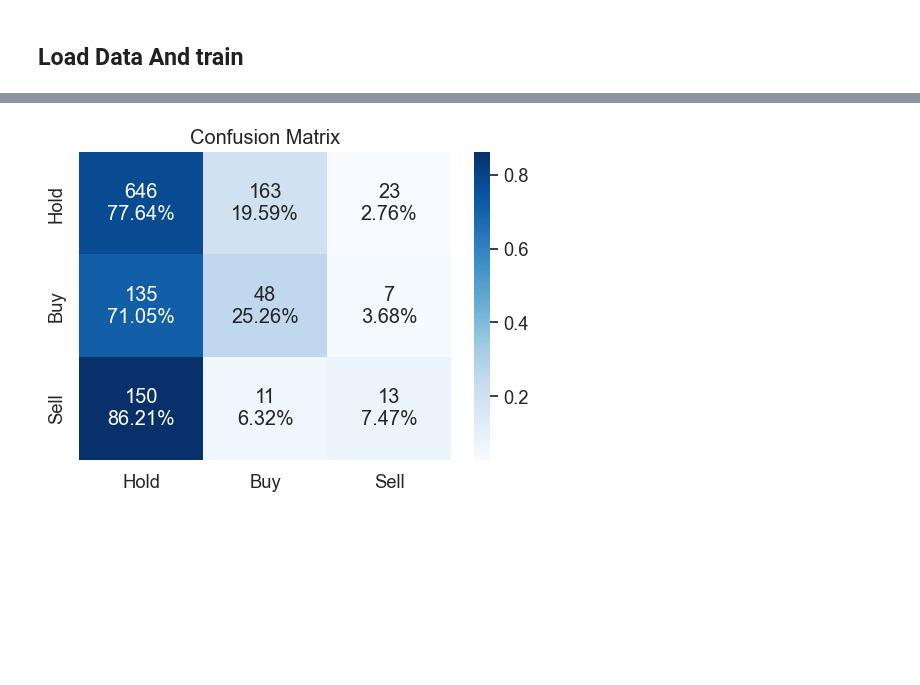
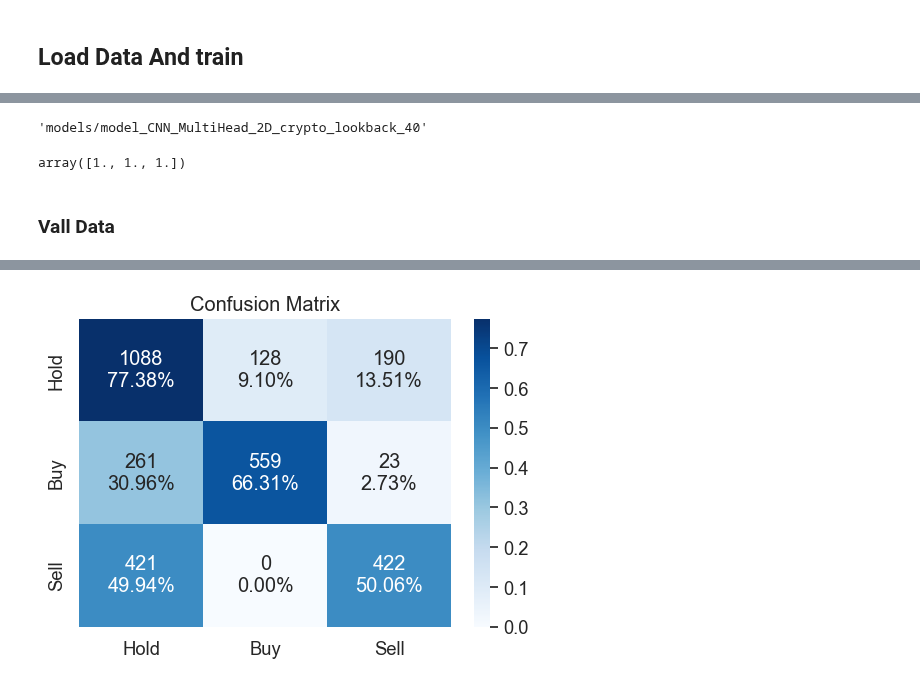
Before and after one commit to brunoodutra/Time_Series_Forecast, a Jupyter notebook: acoes/deep_trade_crypto_classification_2D.ipynb, the cells around one changed output, grey strips where cells are left out. Saved outputs shown, nothing was run; the diff lists cells and outputs as text; code cells hidden in the pictures; blank space fills up the shorter version.

Commit message:
Update the used experiments of 1D model 2D

```diff
--- a/acoes/deep_trade_crypto_classification_2D.ipynb
+++ b/acoes/deep_trade_crypto_classification_2D.ipynb
@@ -100,0 +119,10 @@ input_shape
+# %%
+SHD=scrapingHistoricalData()
+date_now = datetime.date.today()
+cryptos_df = SHD.get_crypto_historical_data(['BTC'], '4h', '2018-01-01', date_now.strftime('%Y-%m-%d'))
+
+split_data=FeaturesDataGenerator().split_data
+X_train, X_val, T_train, T_val=split_data(cryptos_df['Close'].values, cryptos_df['Date'], factor=0.80)
+X_val, X_test, T_val, T_test=split_data(X_val.T, T_val, factor=0.5)
+
+X_data_gen_train = FeaturesDataGenerator(cryptos_df[cryptos_df['Date'].isin(T_train)].iloc[:,:], datatype='2D', predict_type='both', lookback = lookback, pred_days = pred_days, buy_sell_threshold=buy_sell_threshold, shuffle= shuffle, batch_size=batch_size, selected_features = features_indicators, data_augmentation=data_augmentation, min_max_norm_features=[min_norm, max_norm])
@@ -409,5 +417,2 @@ f'models/model_{model_name}_crypto_lookback_{lookback}'
 # %%
 list_of_models=[model_CNN_MultiHead]
-# %%
-for model in list_of_models:
-    model.summary()
@@ -447,7 +432,7 @@ init_date_object = datetime.datetime.strptime(init_date, '%Y-%m-%d').date()
 date_now = datetime.date.today()
 
 diff_years = date_now.year - init_date_object.year
-year_window = 6
+year_window = 8
 
 
 #cryptos_list = [ 'BTC','ETH','SOL','DOT','FET']/
@@ -455,10 +440,6 @@ cryptos_list = ['BTC']
 
 if year_window > diff_years:
     raise ValueError("O intervalo de anos (year_window) é maior do que o período disponível nos dados.")
-# %%
-
-# Caminho do arquivo
-file_folder = f'Data_history/{cryptos_list[0]}_{interval}.csv'
 # %%
 idx=0
 for i, cryptos in enumerate(cryptos_list):
@@ -651,23 +648,30 @@ WARNING:tensorflow:From d:\Projetos_python\Time_Series_Forecast\.venv\lib\site-p
+# %%
+checkpoint_filepath
+# %% [output]
+'models/model_CNN_MultiHead_2D_crypto_lookback_40'
+# %%
+output_class_weights
+# %% [output]
+array([1., 1., 1.])
+# %% [markdown]
+### Vall Data
 # %%
-import utils
-model_name = "CNN_MultiHead"
-for model_name in list_of_models:
-    model_name = model_name._name
-    print('Model name:',model_name)
+model_name = "CNN_MultiHead_2D"
+print('Model name:',model_name)
 
-    x_data=X_data_gen_test.apply_NomrMinmax(X_data_gen_test.features, min_norm, max_norm, axis=0)
-    x_data = np.transpose(x_data, [0, 2, 1]).reshape(-1, 1, input_shape[1], input_shape[0])
+x_data=X_data_gen_val.apply_NomrMinmax(X_data_gen_val.features, min_norm,  max_norm, axis=0)
+x_data = np.transpose(x_data, [0, 2, 1]).reshape(-1, 1, input_shape[1], input_shape[0])
 
-    label_pred = trained_best_models[model_name].predict(x_data)
-    print(model_name,' classification Accuracy',
-                    utils.f1_score(np.argmax(X_data_gen_test.y_classification,axis=1),
-                    np.argmax(label_pred,axis=1),average="micro"))
+label_pred = trained_best_models[model_name].predict(x_data)
+print(model_name,' classification Accuracy',
+                utils.f1_score(np.argmax(X_data_gen_val.y_classification,axis=1),
+                np.argmax(label_pred,axis=1),average="micro"))
 
-    cf_matrix = utils.confusion_matrix(np.argmax(X_data_gen_test.y_classification,axis=1),np.argmax(label_pred,axis=1))
+cf_matrix = utils.confusion_matrix(np.argmax(X_data_gen_val.y_classification,axis=1),np.argmax(label_pred,axis=1))
 
-    try:
-        utils.plot_confusion_matrix(gesture_list= ['Hold','Buy','Sell'], cf_matrix=cf_matrix)
-    except:
-        print(cf_matrix)
+try:
+    utils.plot_confusion_matrix(gesture_list= ['Hold','Buy','Sell'], cf_matrix=cf_matrix)
+except:
+    print(cf_matrix)
 # %% [output]
 Model name: CNN_MultiHead_2D
@@ -676 +680 @@ CNN_MultiHead_2D  classification Accuracy 0.5911371237458194
-[figure, old version]
+[figure, new version]
```
Also changed, not shown: parts of 26 cells of this notebook, 1 other file.
